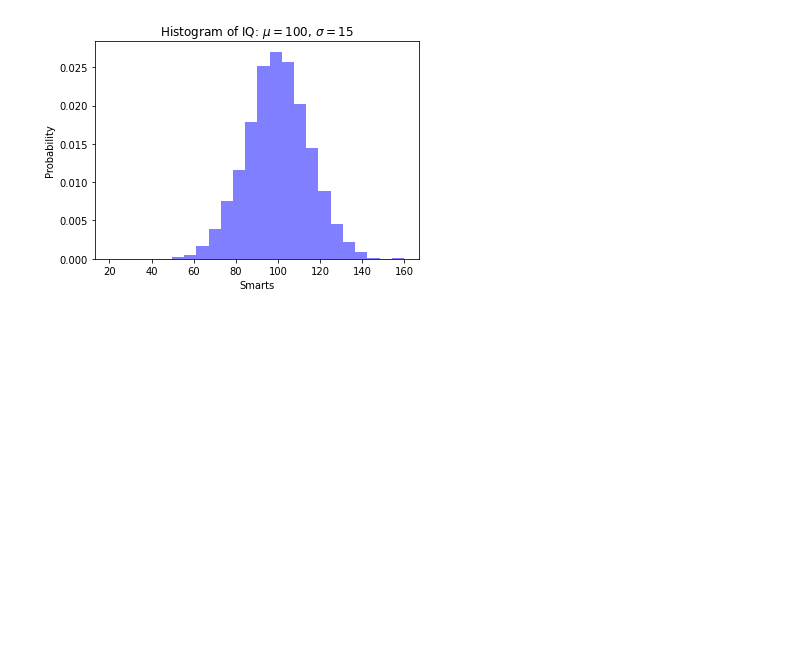
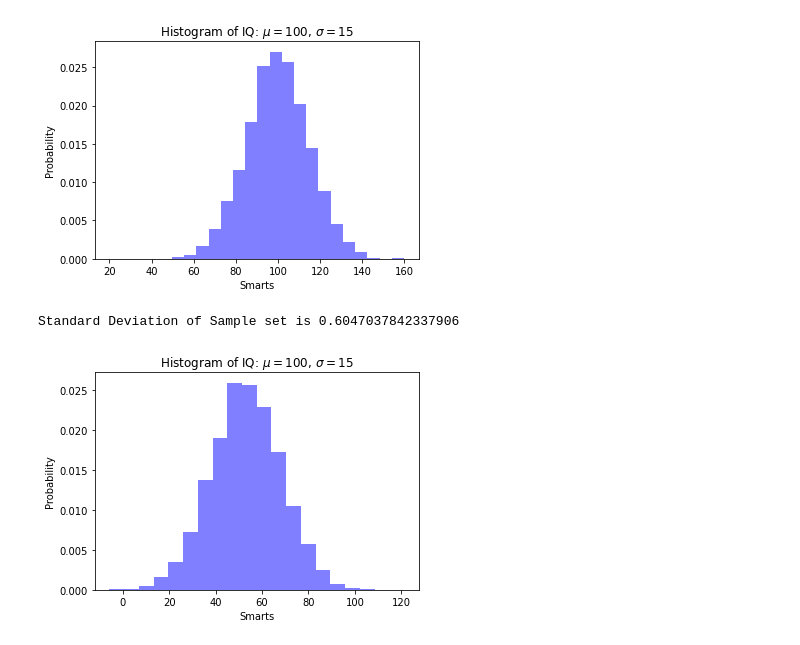
Before and after one commit to jumbokh/csu1111-class, a Jupyter notebook: computerVision/notebooks/getBall.ipynb, the cells around one changed output. Saved outputs shown, nothing was run; the diff lists cells and outputs as text; code cells hidden in the pictures; blank space fills up the shorter version.

```diff
--- a/computerVision/notebooks/getBall.ipynb
+++ b/computerVision/notebooks/getBall.ipynb
@@ -110,3 +110,56 @@ plt.subplots_adjust(left=0.15)
 plt.show()
 # %% [output]
 [figure]
+# %%
+# Python code to demonstrate use of xbar
+# parameter while using stdev() function
+
+# Importing statistics module
+import statistics
+
+# creating a sample list
+sample = (1, 1.3, 1.2, 1.9, 2.5, 2.2)
+
+# calculating the mean of sample set
+m = statistics.mean(sample)
+
+# xbar is nothing but stores
+# the mean of the sample set
+
+# calculating the variance of sample set
+print("Standard Deviation of Sample set is % s"
+         %(statistics.stdev(sample, xbar = m)))
+# %% [output]
+Standard Deviation of Sample set is 0.6047037842337906
+# %%
+import numpy as np
+import matplotlib.mlab as mlab
+import matplotlib.pyplot as plt
+import statistics
+
+# example data
+src = cv2.imread('catch.jpg')
+mu = statistics.mean(src.flatten())
+#sigma = statistics.stdev(src.flatten(), xbar=mu) # standard deviation of distribution
+sigma = 15
+x = mu + sigma * np.random.randn(10000)
+
+num_bins = 20
+# the histogram of the data
+n, bins, patches = plt.hist(x, num_bins, density=True, facecolor='blue', alpha=0.5)
+#加入以下代码段
+from scipy.stats import norm
+#更改代码
+y=norm.pdf(num_bins,mu,sigma)
+# add a 'best fit' line
+#y = mlab.normpdf(num_bins, mu, sigma)
+plt.plot(num_bins, y, 'r--')
+plt.xlabel('Smarts')
+plt.ylabel('Probability')
+plt.title(r'Histogram of IQ: $\mu=100$, $\sigma=15$')
+
+# Tweak spacing to prevent clipping of ylabel
+plt.subplots_adjust(left=0.15)
+plt.show()
+# %% [output]
+[figure, added]
```
